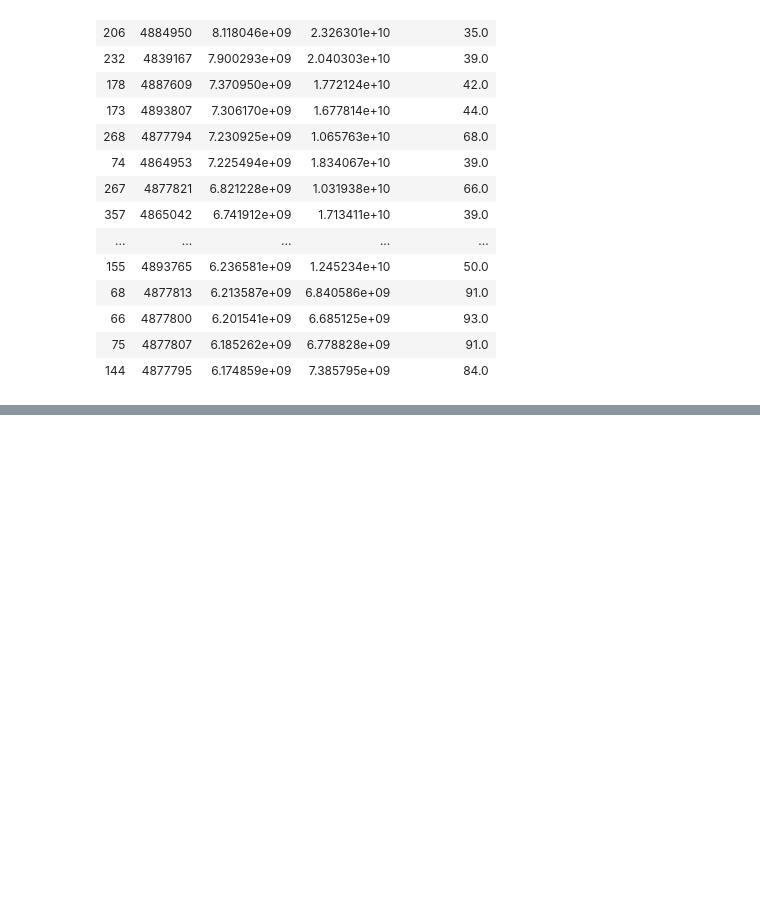
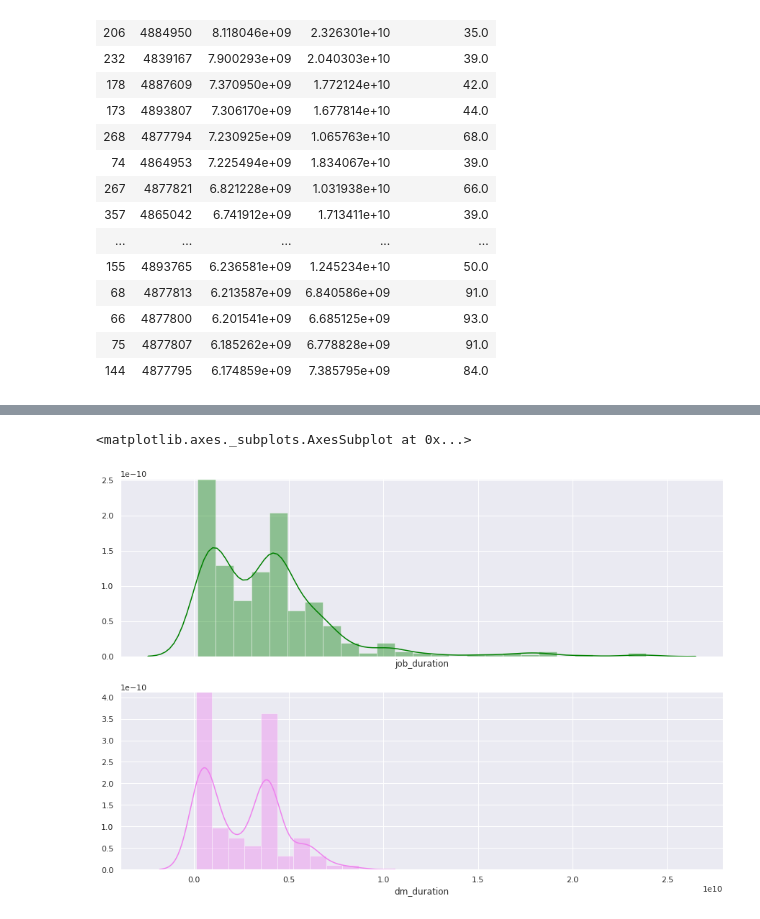
Before and after one commit to ilaflott/epmt, a Jupyter notebook: docs/data-migration-study.ipynb, the cells around one changed output, grey strips where cells are left out. Saved outputs shown, nothing was run; the diff lists cells and outputs as text; code cells hidden in the pictures; blank space fills up the shorter version.

```diff
--- a/docs/data-migration-study.ipynb
+++ b/docs/data-migration-study.ipynb
@@ -104,0 +118,7 @@ showing a count of the number of jobs in each bin.
+# %%
+fig, ax =plt.subplots(2, 1, figsize=(15,10),sharex=True)
+sns.distplot(ops_df_agg_by_job['job_duration'], color='green', ax=ax[0])
+sns.distplot(ops_df_agg_by_job['dm_duration'], color='violet',ax=ax[1])
+# %% [output]
+<matplotlib.axes._subplots.AxesSubplot at 0x...>
+[figure, added]
```
Also changed, not shown: parts of 21 cells of this notebook.
